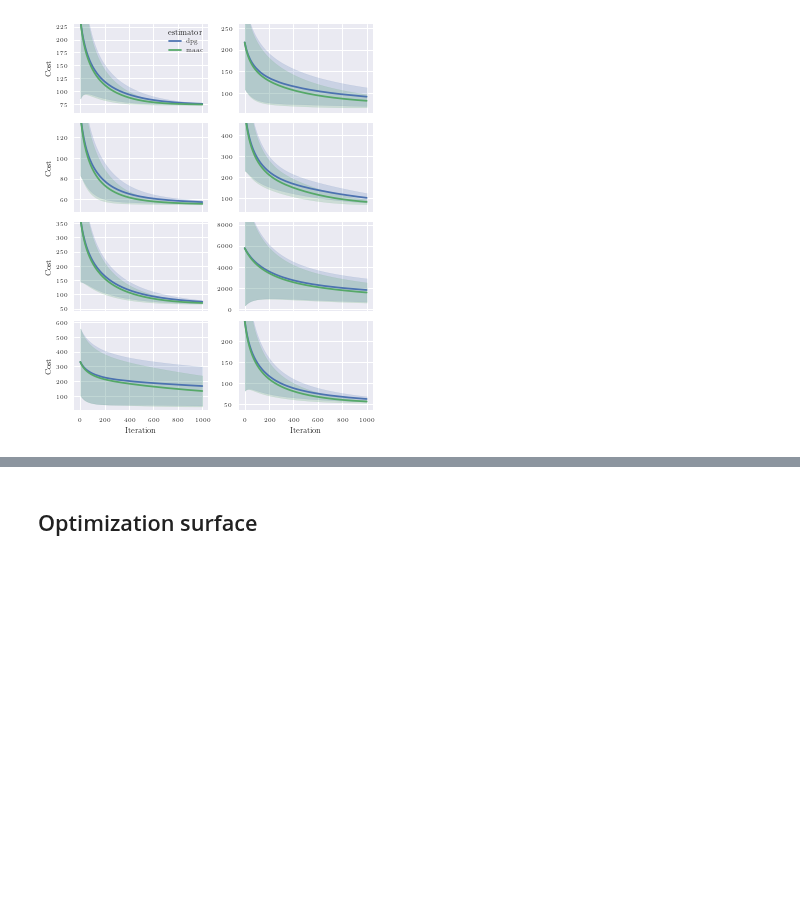
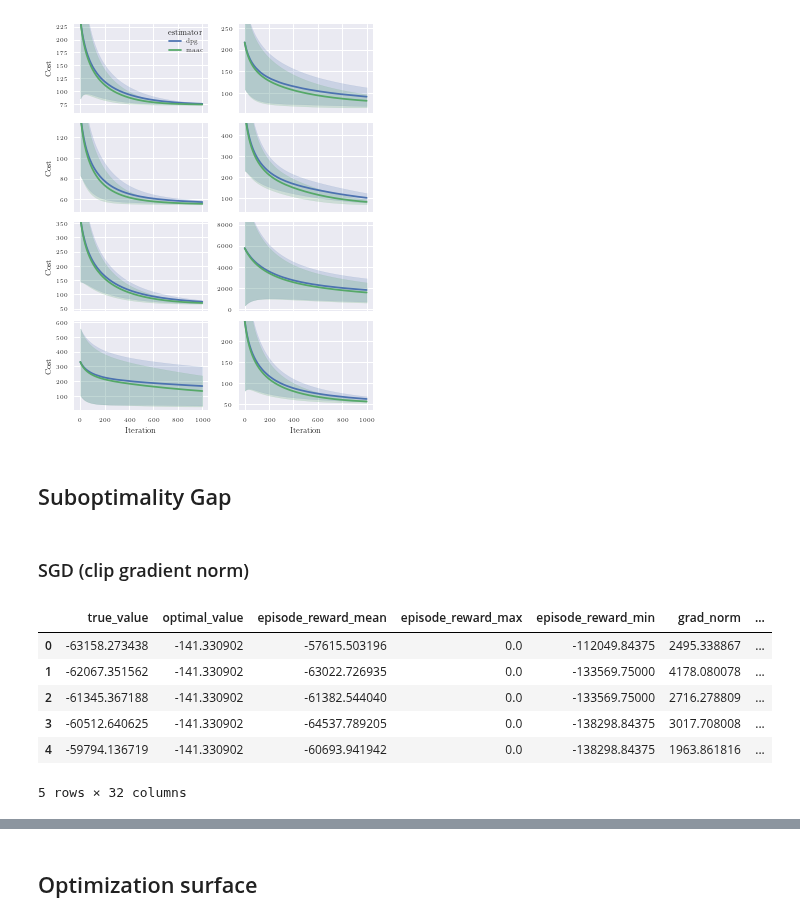
Before and after one commit to 0xangelo/LQSVG, a Jupyter notebook: experiments/dpg_vs_maac.ipynb, the cells around one changed output, grey strips where cells are left out. Cells and saved outputs as stored; diff of their text form; code cells hidden in the pictures; blank space fills up the shorter version.

```diff
--- a/experiments/dpg_vs_maac.ipynb
+++ b/experiments/dpg_vs_maac.ipynb
@@ -670,3 +672,18 @@ savefig(
 rows: 4, cols: 2
 width: 4.803148471011484, height: 5.937018016194373
 [figure]
+# %% [markdown]
+## Suboptimality Gap
+# %% [markdown]
+### SGD (clip gradient norm)
+# %%
+SUBOPTIMALITY_SGD_DATA = read_optimization_data("results/SuboptimalityGap_2021-06-09_11-17-01/")
+SUBOPTIMALITY_SGD_DATA.head()
+# %% [output]
+|  | true_value | optimal_value | episode_reward_mean | episode_reward_max | episode_reward_min | grad_norm | ... |
+| 0 | -63158.273438 | -141.330902 | -57615.503196 | 0.0 | -112049.84375 | 2495.338867 | ... |
+| 1 | -62067.351562 | -141.330902 | -63022.726935 | 0.0 | -133569.75000 | 4178.080078 | ... |
+| 2 | -61345.367188 | -141.330902 | -61382.544040 | 0.0 | -133569.75000 | 2716.278809 | ... |
+| 3 | -60512.640625 | -141.330902 | -64537.789205 | 0.0 | -138298.84375 | 3017.708008 | ... |
+| 4 | -59794.136719 | -141.330902 | -60693.941942 | 0.0 | -138298.84375 | 1963.861816 | ... |
+5 rows × 32 columns
```
Also changed, not shown: parts of 11 cells of this notebook.
